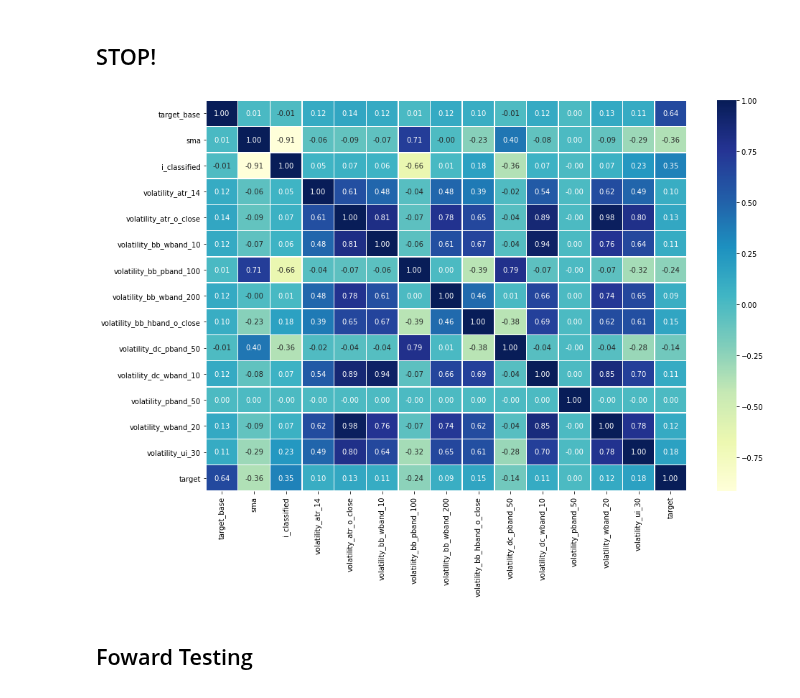
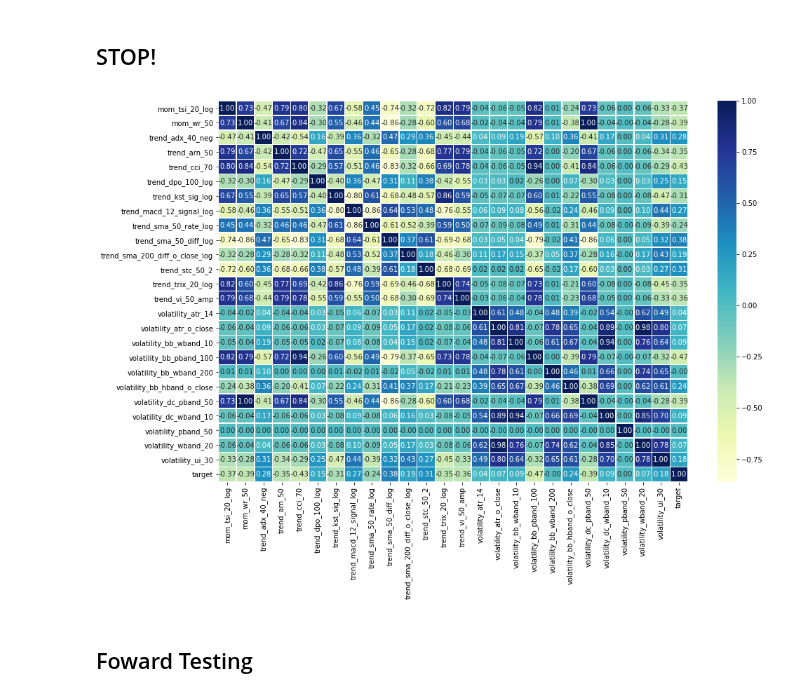
Before and after one commit to sunnymnie/bitcoin-printer, a Jupyter notebook: analysis-features/a-volatility.ipynb, the cells around one changed output. Saved outputs shown, nothing was run; the diff lists cells and outputs as text; code cells hidden in the pictures.

```diff
--- a/analysis-features/a-volatility.ipynb
+++ b/analysis-features/a-volatility.ipynb
@@ -18,11 +18,11 @@ import useful_functions as uf
 # df = pd.read_csv("../data/BTCUSDT-hour-target.csv")
 # df = pd.read_csv("../data/BTCUSDT-hour-target-dip.csv") #dip
 # df = pd.read_csv("../data/BTCUSDT-minute-target-tpsl.csv") #tpsl
-df = pd.read_csv("../data/BTCUSDT-minute-target-ui.csv") #atr tpsl
+# df = pd.read_csv("../data/BTCUSDT-minute-target-ui.csv") #atr tpsl
 
 
 # df = pd.read_csv("../data/BTCUSDT-hour-target-features.csv") #Default continuing
-# df = pd.read_csv("../data/BTCUSDT-minute-target-dip-features.csv") #Continuing minute
+df = pd.read_csv("../data/BTCUSDT-minute-target-dip-features.csv") #Continuing minute
 
 # df = pd.read_csv("../data/BTCUSDT-hour-predict.csv") #Prediction
 
@@ -71,19 +71,19 @@ df.to_csv("../data/BTCUSDT-minute-target-tpsl-features.csv", index=False) #Minut
 # %% [markdown]
 ## STOP!
 # %%
-indicators = list(df.columns)[14:]
+indicators = list(df.columns)[24:]
 indicators.append("target")
 
 d = df[list(indicators)].copy()
 corr_matrix = d.corr()
 fig, ax = plt.subplots(figsize=(15, 10))
 ax = sns.heatmap(corr_matrix,
                  annot=True,
                  linewidths=0.5,
                  fmt=".2f",
                  cmap="YlGnBu")
 # %% [output]
-[figure, old version]
+[figure, new version]
 # %% [markdown]
 ## Foward Testing
 # %%
```
Also changed, not shown: parts of 1 cell of this notebook, 9 other files.
